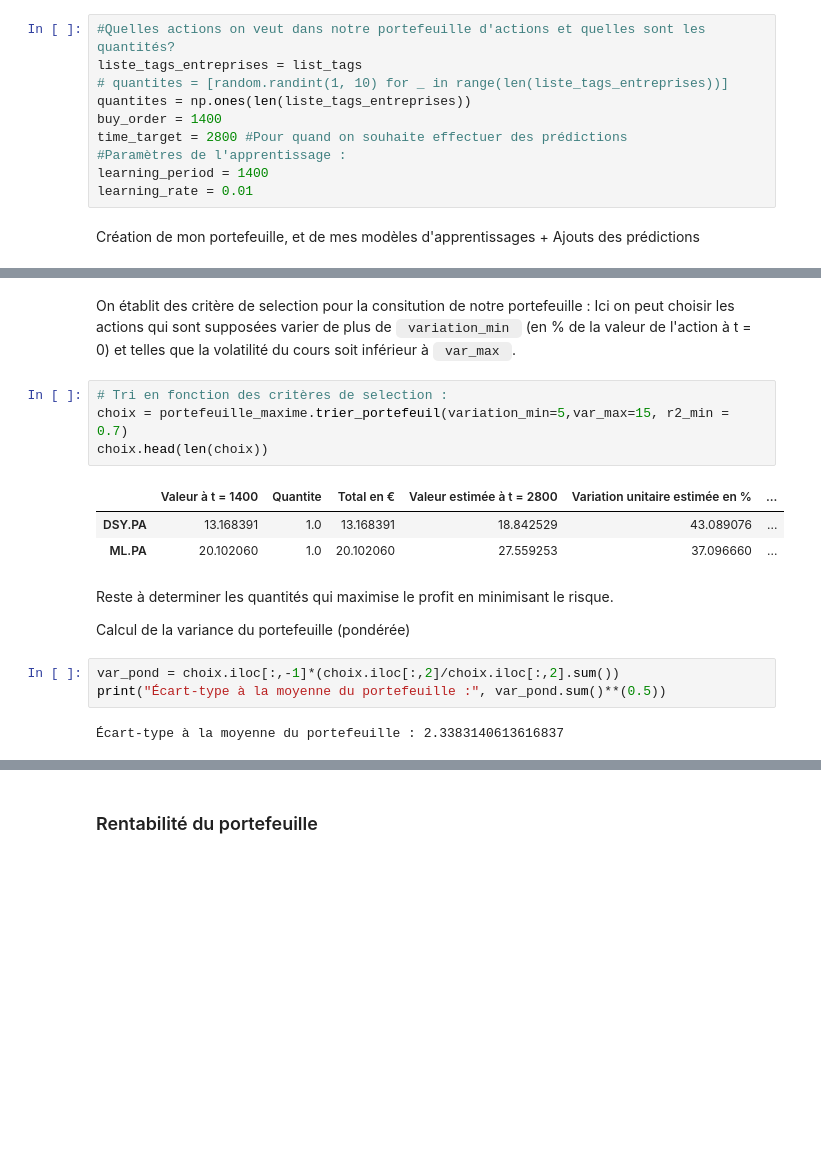
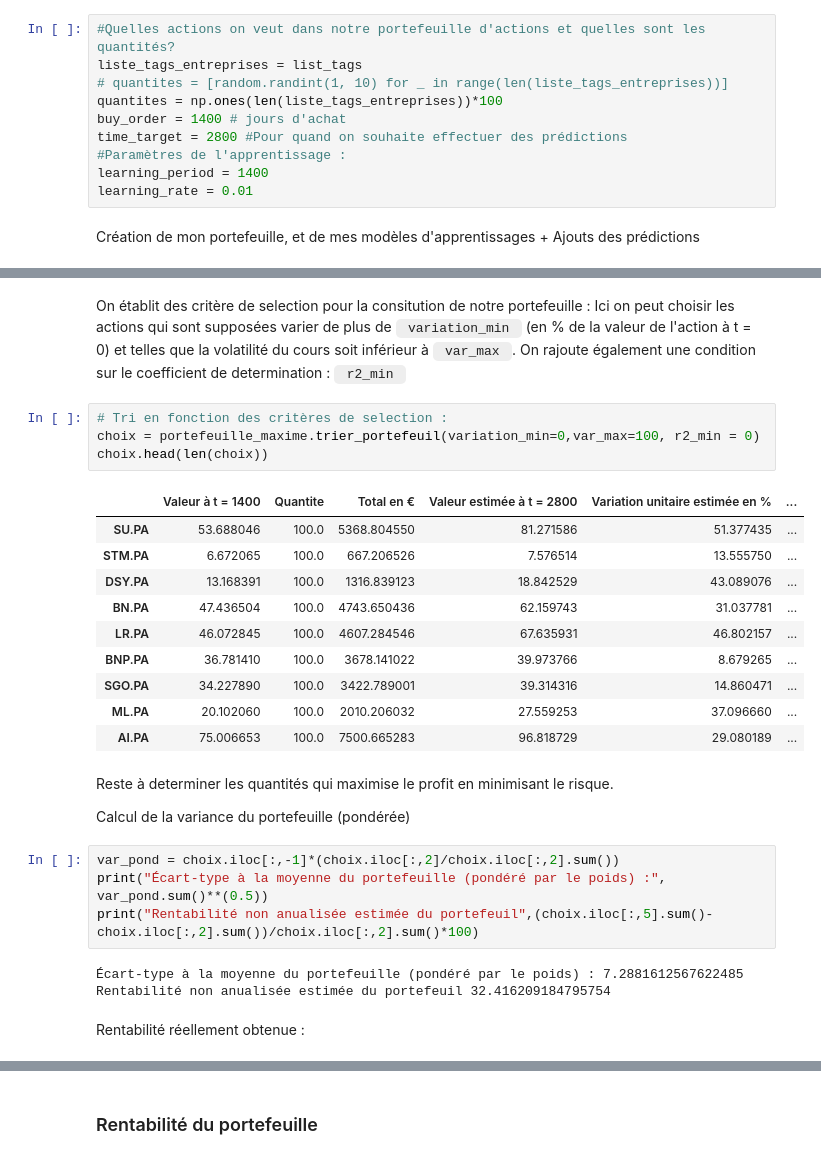
Before and after one commit to MaximeMoreauCerise/pe-lr-cac40, a Jupyter notebook: code/main.ipynb, the cells around one changed output, grey strips where cells are left out. Drawn from its saved outputs; the diff is of its cells as text; blank space fills up the shorter version.

Commit message:
renta ok

```diff
--- a/code/main.ipynb
+++ b/code/main.ipynb
@@ -147,8 +147,8 @@ class lr_models:
 #Quelles actions on veut dans notre portefeuille d'actions et quelles sont les quantités?
 liste_tags_entreprises = list_tags
 # quantites = [random.randint(1, 10) for _ in range(len(liste_tags_entreprises))]
-quantites = np.ones(len(liste_tags_entreprises))
-buy_order = 1400
+quantites = np.ones(len(liste_tags_entreprises))*100
+buy_order = 1400 # jours d'achat
 time_target = 2800 #Pour quand on souhaite effectuer des prédictions
 #Paramètres de l'apprentissage :
 learning_period = 1400
@@ -215,20 +205,31 @@ portefeuille_maxime.actions.head(len(portefeuille_maxime.actions))
 # %% [markdown]
 On établit des critère de selection pour la consitution de notre portefeuille :
-Ici on peut choisir les actions qui sont supposées varier de plus de <code> variation_min </code> (en % de la valeur de l'action à t = 0) et telles que la volatilité du cours soit inférieur à <code> var_max </code>.
+Ici on peut choisir les actions qui sont supposées varier de plus de <code> variation_min </code> (en % de la valeur de l'action à t = 0) et telles que la volatilité du cours soit inférieur à <code> var_max </code>. On rajoute également une condition sur le coefficient de determination : <code> r2_min </code>
 # %%
 # Tri en fonction des critères de selection :
-choix = portefeuille_maxime.trier_portefeuil(variation_min=5,var_max=15, r2_min = 0.7)
+choix = portefeuille_maxime.trier_portefeuil(variation_min=0,var_max=100, r2_min = 0)
 choix.head(len(choix))
 # %% [output]
 |  | Valeur à t = 1400 | Quantite | Total en € | Valeur estimée à t = 2800 | Variation unitaire estimée en % | ... |
-| DSY.PA | 13.168391 | 1.0 | 13.168391 | 18.842529 | 43.089076 | ... |
-| ML.PA | 20.102060 | 1.0 | 20.102060 | 27.559253 | 37.096660 | ... |
+| SU.PA | 53.688046 | 100.0 | 5368.804550 | 81.271586 | 51.377435 | ... |
+| STM.PA | 6.672065 | 100.0 | 667.206526 | 7.576514 | 13.555750 | ... |
+| DSY.PA | 13.168391 | 100.0 | 1316.839123 | 18.842529 | 43.089076 | ... |
+| BN.PA | 47.436504 | 100.0 | 4743.650436 | 62.159743 | 31.037781 | ... |
+| LR.PA | 46.072845 | 100.0 | 4607.284546 | 67.635931 | 46.802157 | ... |
+| BNP.PA | 36.781410 | 100.0 | 3678.141022 | 39.973766 | 8.679265 | ... |
+| SGO.PA | 34.227890 | 100.0 | 3422.789001 | 39.314316 | 14.860471 | ... |
+| ML.PA | 20.102060 | 100.0 | 2010.206032 | 27.559253 | 37.096660 | ... |
+| AI.PA | 75.006653 | 100.0 | 7500.665283 | 96.818729 | 29.080189 | ... |
 # %% [markdown]
 Reste à determiner les quantités qui maximise le profit en minimisant le risque.
 
 Calcul de la variance du portefeuille (pondérée)
 # %%
 var_pond = choix.iloc[:,-1]*(choix.iloc[:,2]/choix.iloc[:,2].sum())
-print("Écart-type à la moyenne du portefeuille :", var_pond.sum()**(0.5))
+print("Écart-type à la moyenne du portefeuille (pondéré par le poids) :", var_pond.sum()**(0.5))
+print("Rentabilité non anualisée estimée du portefeuil",(choix.iloc[:,5].sum()-choix.iloc[:,2].sum())/choix.iloc[:,2].sum()*100)
 # %% [output]
-Écart-type à la moyenne du portefeuille : 2.3383140613616837
+Écart-type à la moyenne du portefeuille (pondéré par le poids) : 7.2881612567622485
+Rentabilité non anualisée estimée du portefeuil 32.416209184795754
+# %% [markdown]
+Rentabilité réellement obtenue :
```
Also changed, not shown: parts of 6 cells of this notebook, 1 other file.
